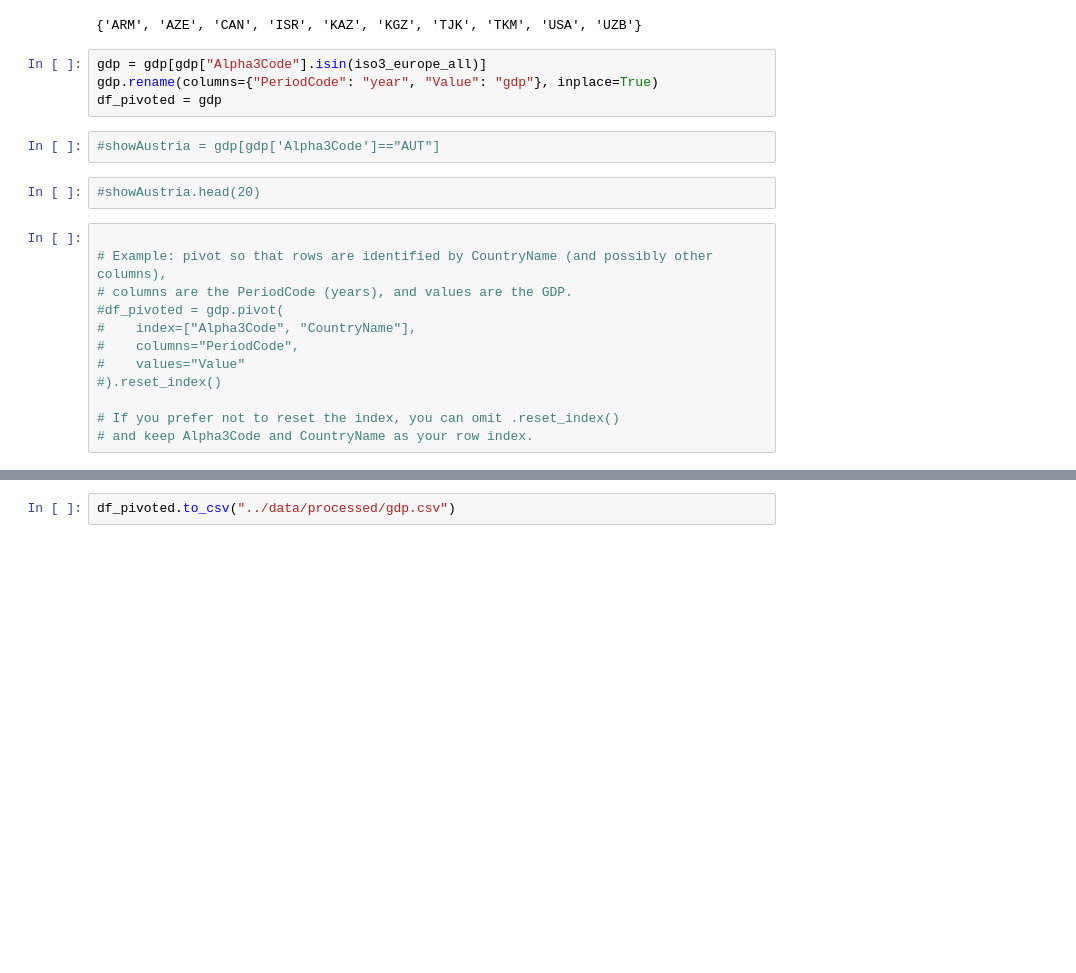
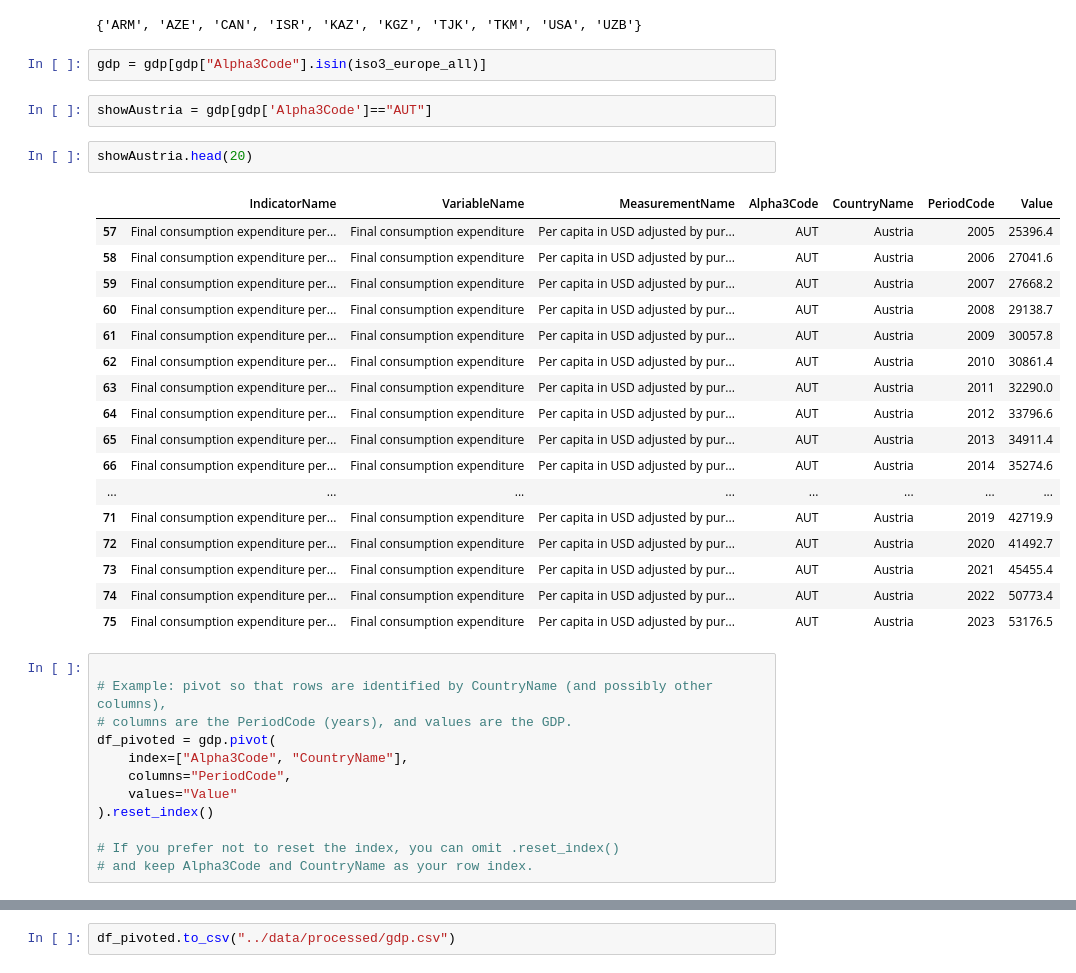
Before and after one commit to gonlyplease/corruption_analysis_europe, a Jupyter notebook: notebooks/preprocessing_gdp.ipynb, the cells around one changed output, grey strips where cells are left out. Saved outputs shown, nothing was run; the diff lists cells and outputs as text; blank space fills up the shorter version.

```diff
--- a/notebooks/preprocessing_gdp.ipynb
+++ b/notebooks/preprocessing_gdp.ipynb
@@ -58,21 +58,37 @@ iso3_europe_gdp-iso3_europe_all
 {'ARM', 'AZE', 'CAN', 'ISR', 'KAZ', 'KGZ', 'TJK', 'TKM', 'USA', 'UZB'}
 # %%
 gdp = gdp[gdp["Alpha3Code"].isin(iso3_europe_all)]
-gdp.rename(columns={"PeriodCode": "year", "Value": "gdp"}, inplace=True)
-df_pivoted = gdp
 # %%
-#showAustria = gdp[gdp['Alpha3Code']=="AUT"]
+showAustria = gdp[gdp['Alpha3Code']=="AUT"]
 # %%
-#showAustria.head(20)
+showAustria.head(20)
+# %% [output]
+|  | IndicatorName | VariableName | MeasurementName | Alpha3Code | CountryName | PeriodCode | Value |
+| 57 | Final consumption expenditure per... | Final consumption expenditure | Per capita in USD adjusted by pur... | AUT | Austria | 2005 | 25396.4 |
+| 58 | Final consumption expenditure per... | Final consumption expenditure | Per capita in USD adjusted by pur... | AUT | Austria | 2006 | 27041.6 |
+| 59 | Final consumption expenditure per... | Final consumption expenditure | Per capita in USD adjusted by pur... | AUT | Austria | 2007 | 27668.2 |
+| 60 | Final consumption expenditure per... | Final consumption expenditure | Per capita in USD adjusted by pur... | AUT | Austria | 2008 | 29138.7 |
+| 61 | Final consumption expenditure per... | Final consumption expenditure | Per capita in USD adjusted by pur... | AUT | Austria | 2009 | 30057.8 |
+| 62 | Final consumption expenditure per... | Final consumption expenditure | Per capita in USD adjusted by pur... | AUT | Austria | 2010 | 30861.4 |
+| 63 | Final consumption expenditure per... | Final consumption expenditure | Per capita in USD adjusted by pur... | AUT | Austria | 2011 | 32290.0 |
+| 64 | Final consumption expenditure per... | Final consumption expenditure | Per capita in USD adjusted by pur... | AUT | Austria | 2012 | 33796.6 |
+| 65 | Final consumption expenditure per... | Final consumption expenditure | Per capita in USD adjusted by pur... | AUT | Austria | 2013 | 34911.4 |
+| 66 | Final consumption expenditure per... | Final consumption expenditure | Per capita in USD adjusted by pur... | AUT | Austria | 2014 | 35274.6 |
+| ... | ... | ... | ... | ... | ... | ... | ... |
+| 71 | Final consumption expenditure per... | Final consumption expenditure | Per capita in USD adjusted by pur... | AUT | Austria | 2019 | 42719.9 |
+| 72 | Final consumption expenditure per... | Final consumption expenditure | Per capita in USD adjusted by pur... | AUT | Austria | 2020 | 41492.7 |
+| 73 | Final consumption expenditure per... | Final consumption expenditure | Per capita in USD adjusted by pur... | AUT | Austria | 2021 | 45455.4 |
+| 74 | Final consumption expenditure per... | Final consumption expenditure | Per capita in USD adjusted by pur... | AUT | Austria | 2022 | 50773.4 |
+| 75 | Final consumption expenditure per... | Final consumption expenditure | Per capita in USD adjusted by pur... | AUT | Austria | 2023 | 53176.5 |
 # %%
 
 # Example: pivot so that rows are identified by CountryName (and possibly other columns),
 # columns are the PeriodCode (years), and values are the GDP.
-#df_pivoted = gdp.pivot(
-#    index=["Alpha3Code", "CountryName"],
-#    columns="PeriodCode",
-#    values="Value"
-#).reset_index()
+df_pivoted = gdp.pivot(
+    index=["Alpha3Code", "CountryName"],
+    columns="PeriodCode",
+    values="Value"
+).reset_index()
 
 # If you prefer not to reset the index, you can omit .reset_index()
 # and keep Alpha3Code and CountryName as your row index.
```
Also changed, not shown: parts of 3 cells of this notebook, 1 other file.
